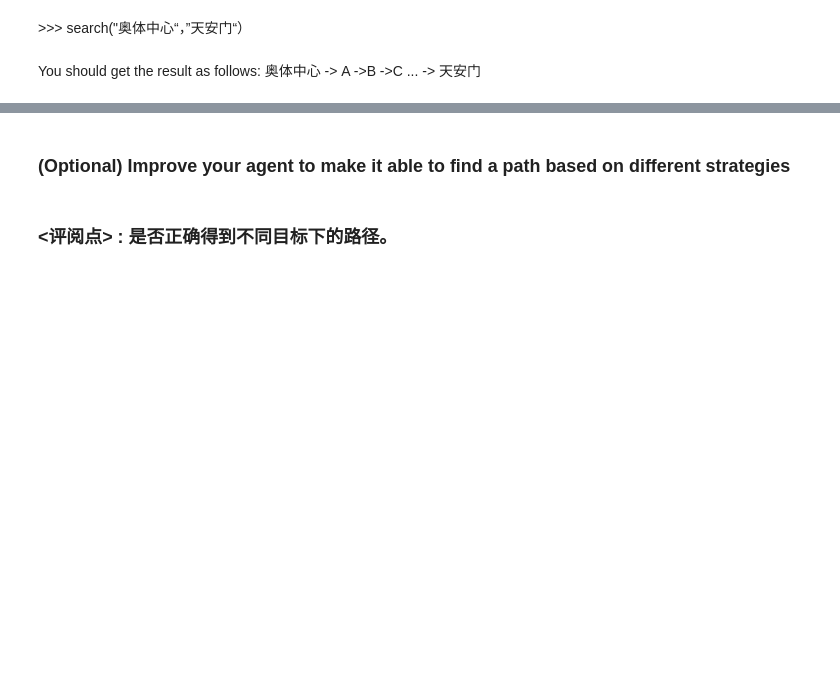
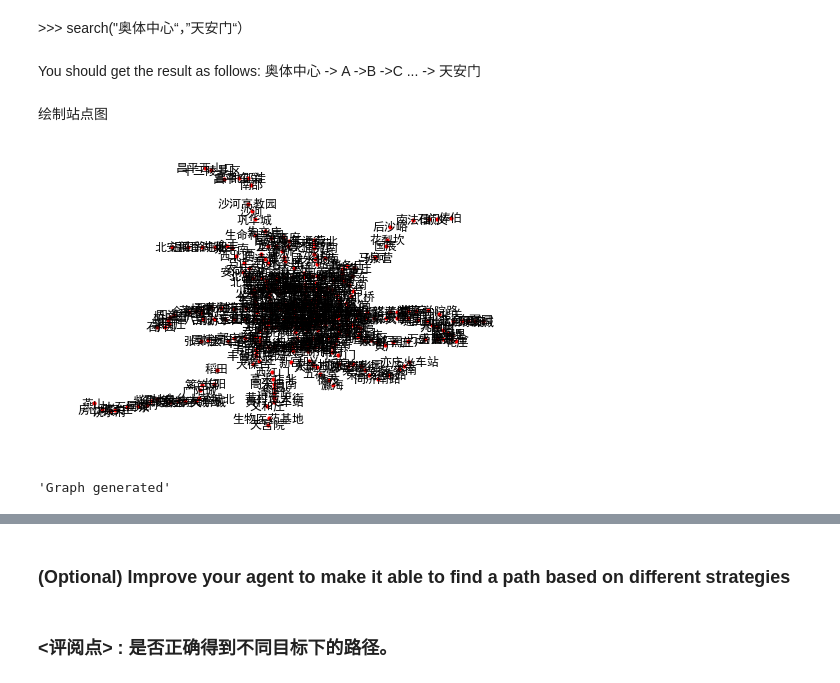
Before and after one commit to howling0/NLP_Assignments, a Jupyter notebook: w2/Assignment_02.ipynb, the cells around one changed output, grey strips where cells are left out. Drawn from its saved outputs; the diff is of its cells as text; code cells hidden in the pictures; blank space fills up the shorter version.

```diff
--- a/w2/Assignment_02.ipynb
+++ b/w2/Assignment_02.ipynb
@@ -47,6 +65,10 @@ b.You might need to use Regular Expression and Beautiful Soap package to parse t
 import requests
 import re
 from bs4 import BeautifulSoup
+from selenium import webdriver
+from selenium.webdriver.common.keys import Keys
+import os
+import time
 
 # 格式化数据
 import pandas as pd
@@ -58,11 +80,17 @@ import urllib
 import hashlib
 import json
 
+# 计算距离
+import math
+
 # 绘图
 import networkx as nx
 import matplotlib.pyplot as plt
 
 %matplotlib inline
+# 设置字体，解决中文乱码问题
+plt.rcParams['font.sans-serif'] = ['SimHei']
+plt.rcParams['axes.unicode_minus'] = False
 # %%
 def get_web_data(url):
     '''
@@ -440,0 +571,23 @@ def search(begin, end):
+# %%
+def reload_data_from_file(file_name):
+    '''
+    从文件中读取json对象的方法
+    '''
+    data = None
+    with open(file_name) as f:
+        data = f.read()
+        data = json.loads(data)
+    return data
+# %%
+# 从文件获取坐标信息
+coordinates = reload_data_from_file('underground_coordinates.txt');
+# %% [markdown]
+绘制站点图
+# %%
+station_graph = nx.Graph()
+station_graph.add_nodes_from(list(coordinates.keys()))
+# %%
+# 画出站点图，可以看出这次获取的坐标基本上是符合真实地铁站点分布的
+nx.draw(station_graph, coordinates, with_labels=True, node_size=10)
+# %% [output]
+[figure, added]
@@ -440,0 +678,4 @@ def search(begin, end):
+# %%
+sa1.build_graph(lines, timetables)
+# %% [output]
+'Graph generated'
```
Also changed, not shown: parts of 48 cells of this notebook, 2 other files.
